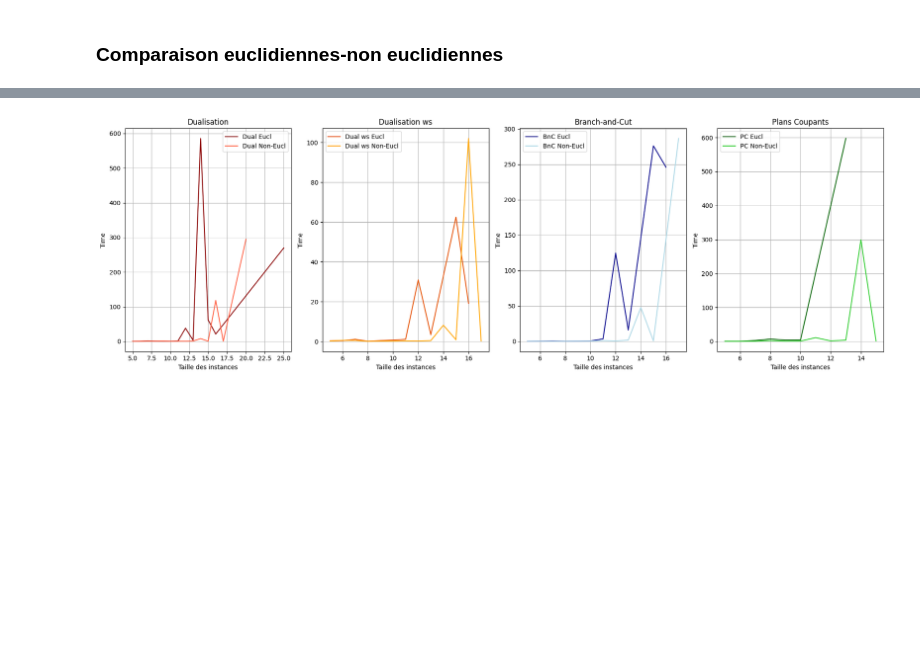
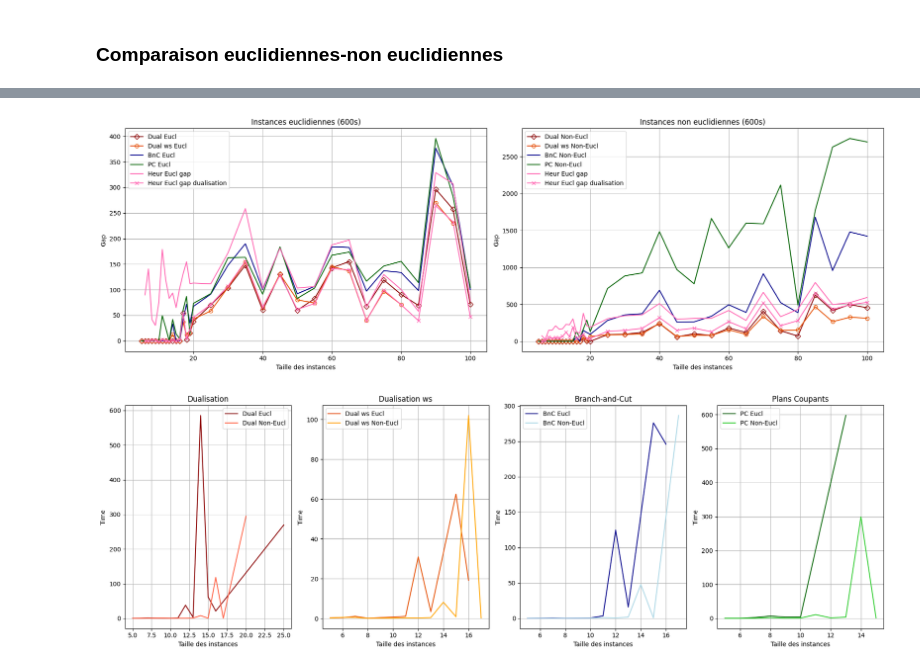
Before and after one commit to Darthkiller2Jr/projet_mpro, a Jupyter notebook: output.ipynb, the cells around one changed output, grey strips where cells are left out. Saved outputs shown, nothing was run; the diff lists cells and outputs as text; code cells hidden in the pictures; blank space fills up the shorter version.

```diff
--- a/output.ipynb
+++ b/output.ipynb
@@ -252,0 +263,79 @@ plt.show()
+# %%
+# Créer une figure avec quatre sous-graphiques
+fig, axes = plt.subplots(nrows=1, ncols=4, figsize=(18, 6))
+
+# Tracer le graphique pour Dual
+axes[0].plot(df_dual_eucl['size instance'], df_dual_eucl['gap'], label='Dual Eucl', color='#8b0000')
+axes[0].plot(df_dual_n_eucl['size instance'], df_dual_n_eucl['gap'], label='Dual Non-Eucl', color='#ff6347')
+axes[0].set_title('Dualisation')
+axes[0].set_xlabel('Taille des instances')
+axes[0].set_ylabel('Gap')
+axes[0].legend()
+axes[0].grid(True)
+
+# Tracer le graphique pour Dual ws
+axes[1].plot(df_dual_ws_eucl['size instance'], df_dual_ws_eucl['gap'], label='Dual ws Eucl', color='#e65100')
+axes[1].plot(df_dual_ws_n_eucl['size instance'], df_dual_ws_n_eucl['gap'], label='Dual ws Non-Eucl', color='#ffa500')
+axes[1].set_title('Dualisation ws')
+axes[1].set_xlabel('Taille des instances')
+axes[1].set_ylabel('Gap')
+axes[1].legend()
+axes[1].grid(True)
+
+# Tracer le graphique pour BnC
+axes[2].plot(df_bnc_eucl['size instance'], df_bnc_eucl['gap'], label='BnC Eucl', color='#00008b')
+axes[2].plot(df_bnc_n_eucl['size instance'], df_bnc_n_eucl['gap'], label='BnC Non-Eucl', color='#add8e6')
+axes[2].set_title('Branch-and-Cut')
+axes[2].set_xlabel('Taille des instances')
+axes[2].set_ylabel('Gap')
+axes[2].legend()
+axes[2].grid(True)
+
+# Tracer le graphique pour PC
+axes[3].plot(df_pc_eucl['size instance'], df_pc_eucl['gap'], label='PC Eucl', color= '#006400')
+axes[3].plot(df_pc_n_eucl['size instance'], df_pc_n_eucl['gap'], label='PC Non-Eucl', color='#32cd32')
+axes[3].set_title('Plans Coupants')
+axes[3].set_xlabel('Taille des instances')
+axes[3].set_ylabel('Gap')
+axes[3].legend()
+axes[3].grid(True)
+
+# Ajuster la disposition
+plt.tight_layout()
+
+# Afficher les graphiques
+plt.show()
+
+fig, axes = plt.subplots(nrows=1, ncols=2, figsize=(18, 6))
+
+
+axes[0].plot(df_dual_eucl['size instance'], df_dual_eucl['gap'], label='Dual Eucl', color='#8b0000', marker ='D',  markerfacecolor='none')
+axes[0].plot(df_dual_ws_eucl['size instance'], df_dual_ws_eucl['gap'], label='Dual ws Eucl', color='#e65100', marker ='o',  markerfacecolor='none')
+axes[0].plot(df_bnc_eucl['size instance'], df_bnc_eucl['gap'], label='BnC Eucl', color='#00008b')
+axes[0].plot(df_pc_eucl['size instance'], df_pc_eucl['gap'], label='PC Eucl', color= '#006400')
+axes[0].plot(df_heur_eucl['n'], df_heur_eucl['real_gap'], label='Heur Eucl gap', color= '#ff69b4')
+axes[0].plot(df_heur_eucl['n'], df_heur_eucl['gap'], label='Heur Eucl gap dualisation', color= '#ff69b4', marker = 'x')
+axes[0].set_title('Instances euclidiennes (600s)')
+axes[0].set_xlabel('Taille des instances')
+axes[0].set_ylabel('Gap')
+axes[0].legend()
+axes[0].grid(True)
+
+axes[1].plot(df_dual_n_eucl['size instance'], df_dual_n_eucl['gap'], label='Dual Non-Eucl', color='#8b0000', marker ='D',  markerfacecolor='none')
+axes[1].plot(df_dual_ws_n_eucl['size instance'], df_dual_ws_n_eucl['gap'], label='Dual ws Non-Eucl', color='#e65100',marker ='o',  markerfacecolor='none')
+axes[1].plot(df_bnc_n_eucl['size instance'], df_bnc_n_eucl['gap'], label='BnC Non-Eucl', color='#00008b')
+axes[1].plot(df_pc_n_eucl['size instance'], df_pc_n_eucl['gap'], label='PC Non-Eucl', color='#006400')
+axes[1].plot(df_heur_n_eucl['n'], df_heur_n_eucl['real_gap'], label='Heur Eucl gap', color= '#ff69b4')
+axes[1].plot(df_heur_n_eucl['n'], df_heur_n_eucl['gap'], label='Heur Eucl gap dualisation', color= '#ff69b4', marker = 'x')
+axes[1].set_title('Instances non euclidiennes (600s)')
+axes[1].set_xlabel('Taille des instances')
+axes[1].set_ylabel('Gap')
+axes[1].legend()
+axes[1].grid(True)
+
+# Ajuster la disposition
+plt.tight_layout()
+
+# Afficher les graphiques
+plt.show()
+# %% [output]
@@ -253 +343,2 @@ plt.show()
+[figure, added]
 # %%
```
Also changed, not shown: parts of 6 cells of this notebook, 46 other files.
